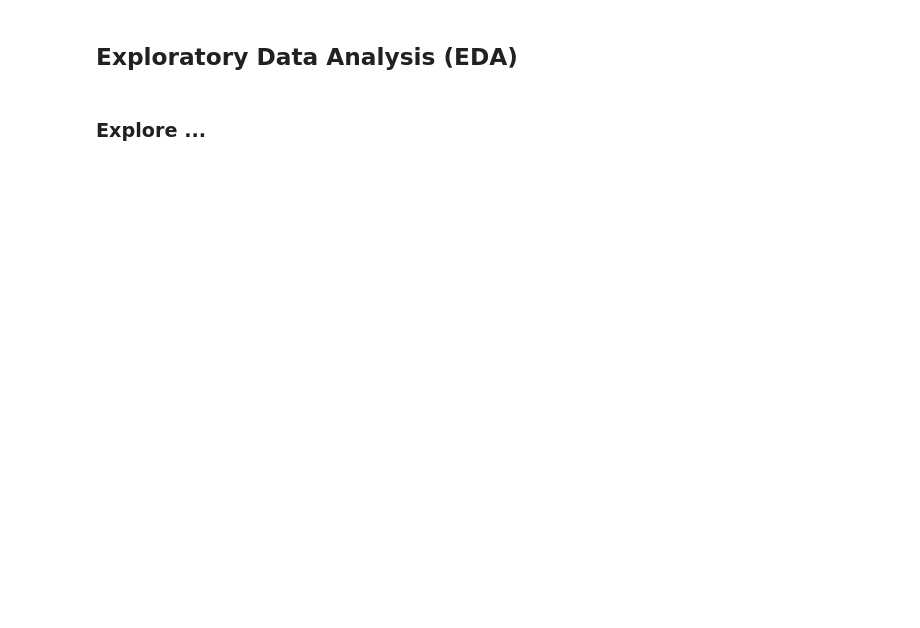
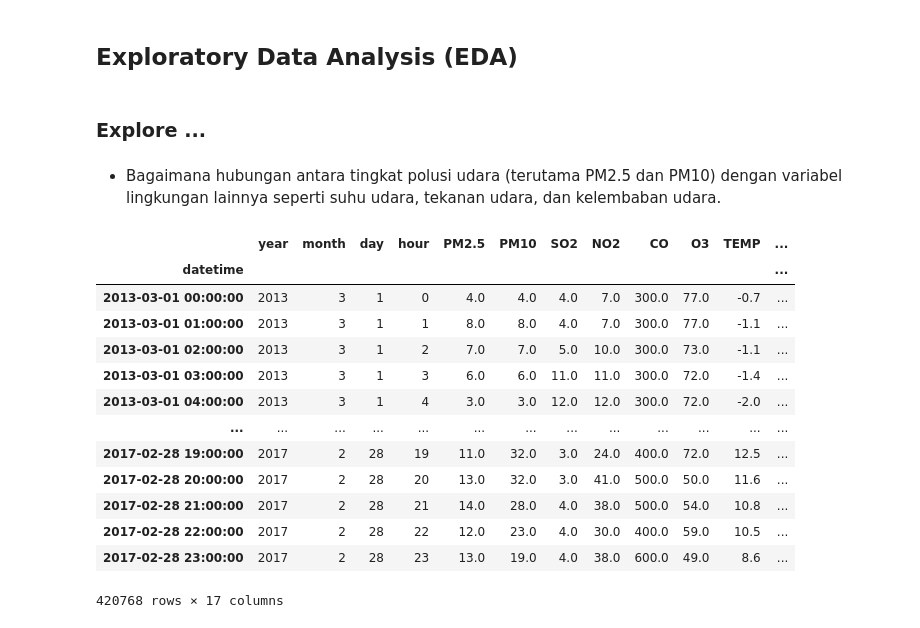
Before and after one commit to IvanSholana/Air-Quality-Dashboard, a Jupyter notebook: Proyek Analisis Data.ipynb, the cells around one changed output. Saved outputs shown, nothing was run; the diff lists cells and outputs as text; code cells hidden in the pictures; blank space fills up the shorter version.

```diff
--- a/Proyek Analisis Data.ipynb
+++ b/Proyek Analisis Data.ipynb
@@ -200,3 +203,22 @@ for i in station:
 ## Exploratory Data Analysis (EDA)
 # %% [markdown]
 ### Explore ...
+# %% [markdown]
+- Bagaimana hubungan antara tingkat polusi udara (terutama PM2.5 dan PM10) dengan variabel lingkungan lainnya seperti suhu udara, tekanan udara, dan kelembaban udara.
+# %%
+air_quality['datetime']
+# %% [output]
+|  | year | month | day | hour | PM2.5 | PM10 | SO2 | NO2 | CO | O3 | TEMP | ... |
+| datetime |  |  |  |  |  |  |  |  |  |  |  | ... |
+| 2013-03-01 00:00:00 | 2013 | 3 | 1 | 0 | 4.0 | 4.0 | 4.0 | 7.0 | 300.0 | 77.0 | -0.7 | ... |
+| 2013-03-01 01:00:00 | 2013 | 3 | 1 | 1 | 8.0 | 8.0 | 4.0 | 7.0 | 300.0 | 77.0 | -1.1 | ... |
+| 2013-03-01 02:00:00 | 2013 | 3 | 1 | 2 | 7.0 | 7.0 | 5.0 | 10.0 | 300.0 | 73.0 | -1.1 | ... |
+| 2013-03-01 03:00:00 | 2013 | 3 | 1 | 3 | 6.0 | 6.0 | 11.0 | 11.0 | 300.0 | 72.0 | -1.4 | ... |
+| 2013-03-01 04:00:00 | 2013 | 3 | 1 | 4 | 3.0 | 3.0 | 12.0 | 12.0 | 300.0 | 72.0 | -2.0 | ... |
+| ... | ... | ... | ... | ... | ... | ... | ... | ... | ... | ... | ... | ... |
+| 2017-02-28 19:00:00 | 2017 | 2 | 28 | 19 | 11.0 | 32.0 | 3.0 | 24.0 | 400.0 | 72.0 | 12.5 | ... |
+| 2017-02-28 20:00:00 | 2017 | 2 | 28 | 20 | 13.0 | 32.0 | 3.0 | 41.0 | 500.0 | 50.0 | 11.6 | ... |
+| 2017-02-28 21:00:00 | 2017 | 2 | 28 | 21 | 14.0 | 28.0 | 4.0 | 38.0 | 500.0 | 54.0 | 10.8 | ... |
+| 2017-02-28 22:00:00 | 2017 | 2 | 28 | 22 | 12.0 | 23.0 | 4.0 | 30.0 | 400.0 | 59.0 | 10.5 | ... |
+| 2017-02-28 23:00:00 | 2017 | 2 | 28 | 23 | 13.0 | 19.0 | 4.0 | 38.0 | 600.0 | 49.0 | 8.6 | ... |
+420768 rows × 17 columns
```
Also changed, not shown: parts of 11 cells of this notebook, 1 other file.
